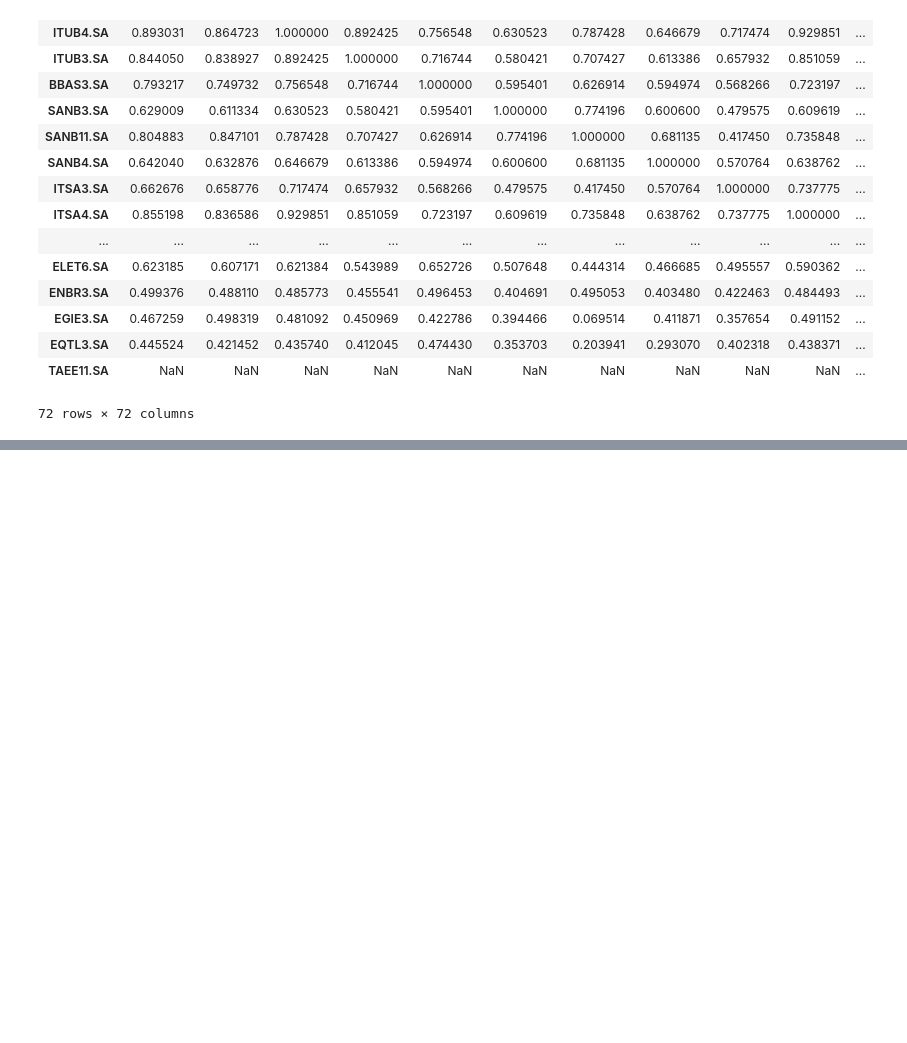
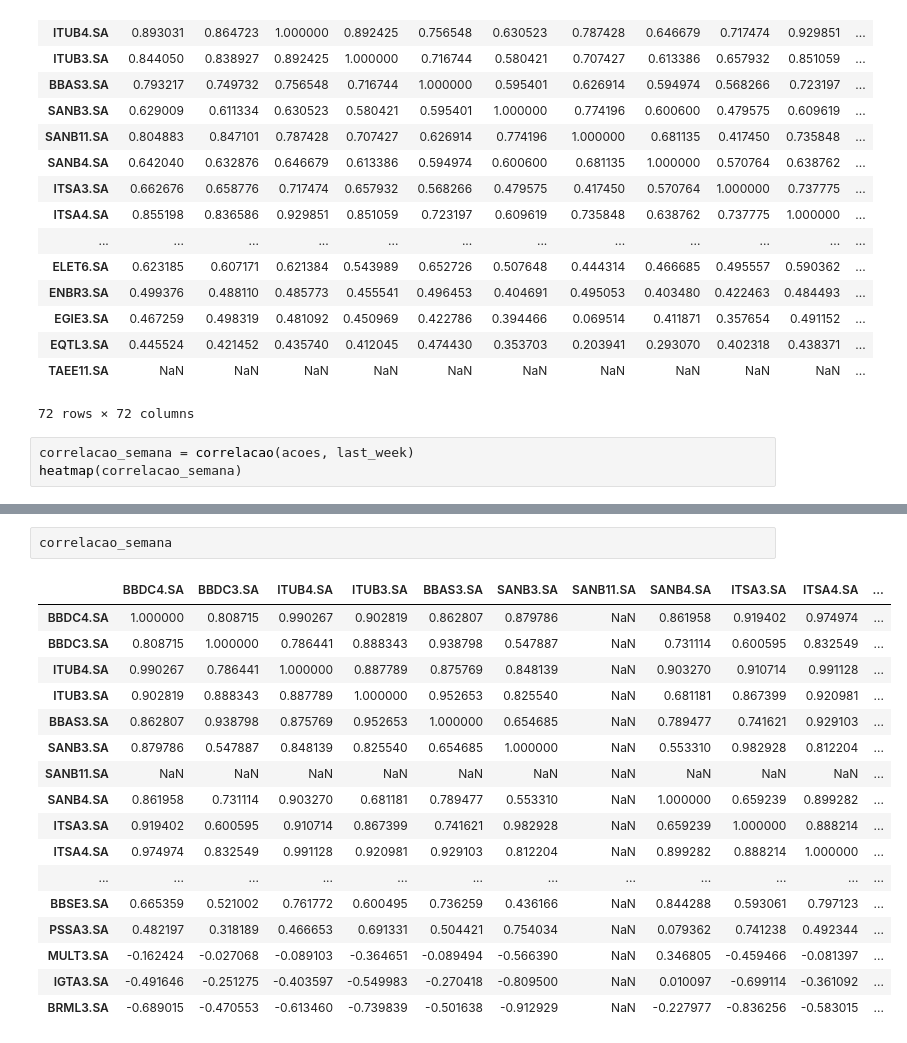
Before and after one commit to albertoivo/nossasrotas-finance, a Jupyter notebook: Long X Short.ipynb, the cells around one changed output, grey strips where cells are left out. Saved outputs shown, nothing was run; the diff lists cells and outputs as text; blank space fills up the shorter version.

```diff
--- a/Long X Short.ipynb
+++ b/Long X Short.ipynb
@@ -37,3 +37,6 @@ correlacao_ano
 | EQTL3.SA | 0.445524 | 0.421452 | 0.435740 | 0.412045 | 0.474430 | 0.353703 | 0.203941 | 0.293070 | 0.402318 | 0.438371 | ... |
 | TAEE11.SA | NaN | NaN | NaN | NaN | NaN | NaN | NaN | NaN | NaN | NaN | ... |
 72 rows × 72 columns
+# %%
+correlacao_semana = correlacao(acoes, last_week)
+heatmap(correlacao_semana)
@@ -39,0 +45,20 @@ correlacao_ano
+# %%
+correlacao_semana
+# %% [output]
+|  | BBDC4.SA | BBDC3.SA | ITUB4.SA | ITUB3.SA | BBAS3.SA | SANB3.SA | SANB11.SA | SANB4.SA | ITSA3.SA | ITSA4.SA | ... |
+| BBDC4.SA | 1.000000 | 0.808715 | 0.990267 | 0.902819 | 0.862807 | 0.879786 | NaN | 0.861958 | 0.919402 | 0.974974 | ... |
+| BBDC3.SA | 0.808715 | 1.000000 | 0.786441 | 0.888343 | 0.938798 | 0.547887 | NaN | 0.731114 | 0.600595 | 0.832549 | ... |
+| ITUB4.SA | 0.990267 | 0.786441 | 1.000000 | 0.887789 | 0.875769 | 0.848139 | NaN | 0.903270 | 0.910714 | 0.991128 | ... |
+| ITUB3.SA | 0.902819 | 0.888343 | 0.887789 | 1.000000 | 0.952653 | 0.825540 | NaN | 0.681181 | 0.867399 | 0.920981 | ... |
+| BBAS3.SA | 0.862807 | 0.938798 | 0.875769 | 0.952653 | 1.000000 | 0.654685 | NaN | 0.789477 | 0.741621 | 0.929103 | ... |
+| SANB3.SA | 0.879786 | 0.547887 | 0.848139 | 0.825540 | 0.654685 | 1.000000 | NaN | 0.553310 | 0.982928 | 0.812204 | ... |
+| SANB11.SA | NaN | NaN | NaN | NaN | NaN | NaN | NaN | NaN | NaN | NaN | ... |
+| SANB4.SA | 0.861958 | 0.731114 | 0.903270 | 0.681181 | 0.789477 | 0.553310 | NaN | 1.000000 | 0.659239 | 0.899282 | ... |
+| ITSA3.SA | 0.919402 | 0.600595 | 0.910714 | 0.867399 | 0.741621 | 0.982928 | NaN | 0.659239 | 1.000000 | 0.888214 | ... |
+| ITSA4.SA | 0.974974 | 0.832549 | 0.991128 | 0.920981 | 0.929103 | 0.812204 | NaN | 0.899282 | 0.888214 | 1.000000 | ... |
+| ... | ... | ... | ... | ... | ... | ... | ... | ... | ... | ... | ... |
+| BBSE3.SA | 0.665359 | 0.521002 | 0.761772 | 0.600495 | 0.736259 | 0.436166 | NaN | 0.844288 | 0.593061 | 0.797123 | ... |
+| PSSA3.SA | 0.482197 | 0.318189 | 0.466653 | 0.691331 | 0.504421 | 0.754034 | NaN | 0.079362 | 0.741238 | 0.492344 | ... |
+| MULT3.SA | -0.162424 | -0.027068 | -0.089103 | -0.364651 | -0.089494 | -0.566390 | NaN | 0.346805 | -0.459466 | -0.081397 | ... |
+| IGTA3.SA | -0.491646 | -0.251275 | -0.403597 | -0.549983 | -0.270418 | -0.809500 | NaN | 0.010097 | -0.699114 | -0.361092 | ... |
+| BRML3.SA | -0.689015 | -0.470553 | -0.613460 | -0.739839 | -0.501638 | -0.912929 | NaN | -0.227977 | -0.836256 | -0.583015 | ... |
```
Also changed, not shown: parts of 3 cells of this notebook, 2 other files.
